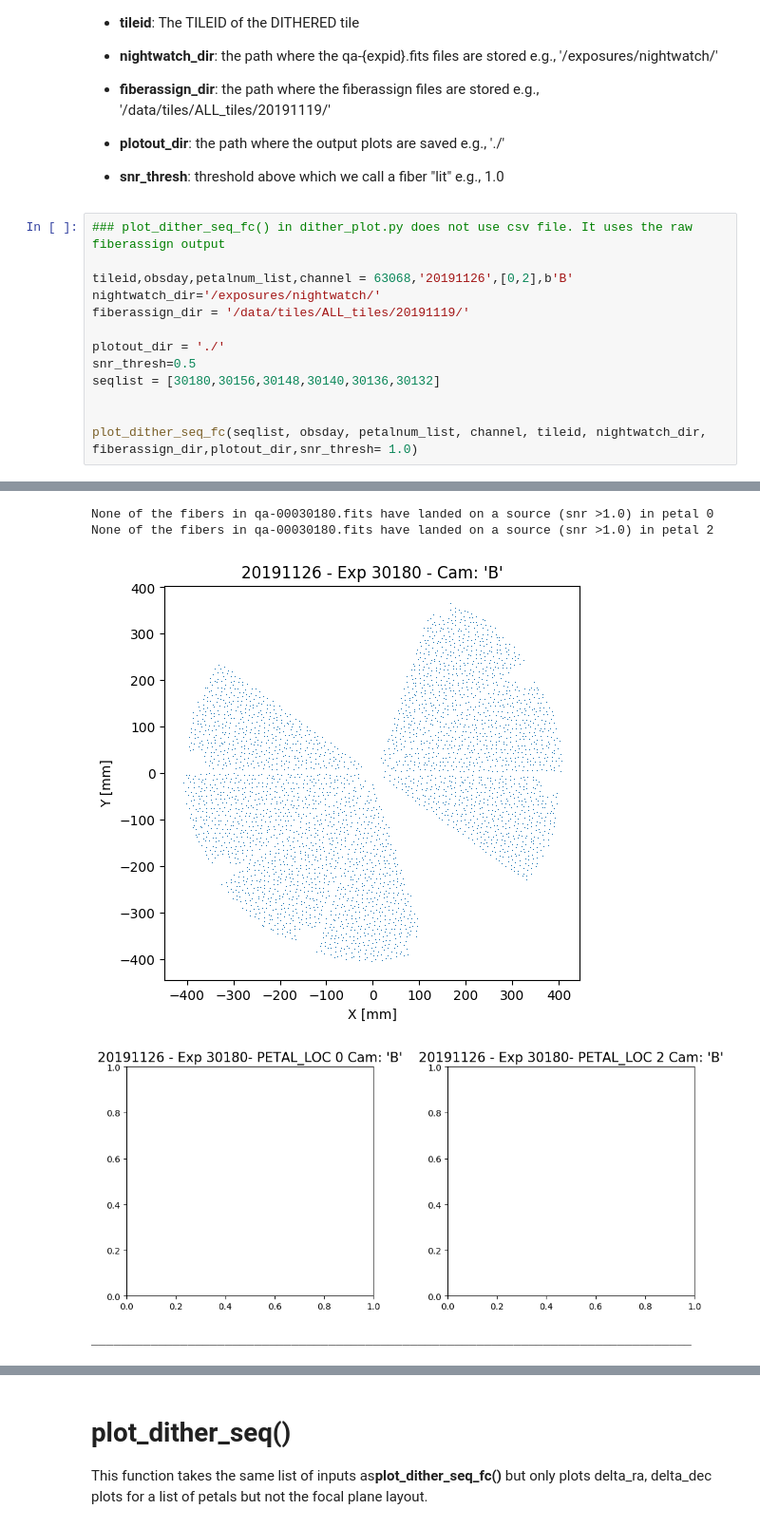
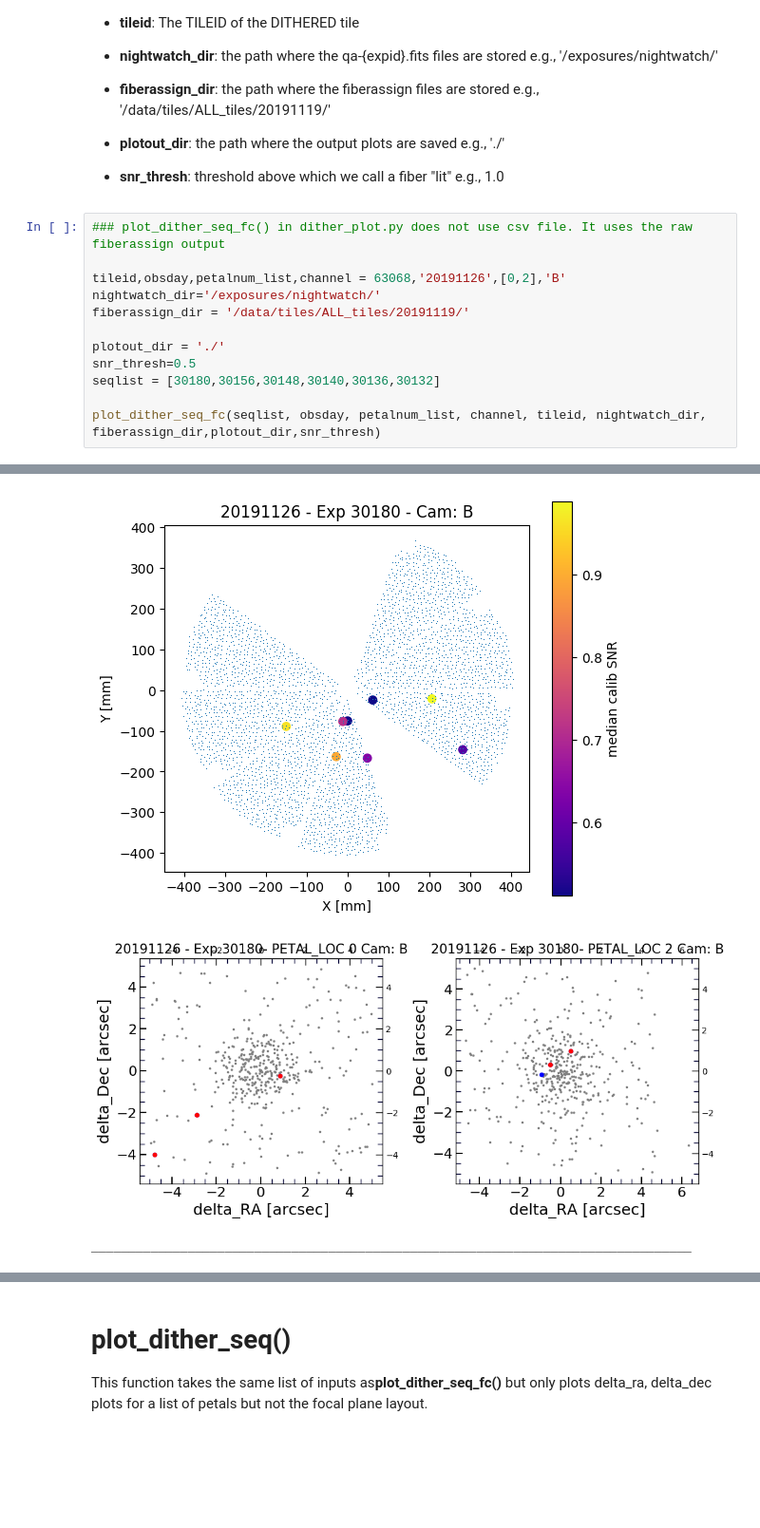
Before and after one commit to desihub/desicmx, a Jupyter notebook: analysis/dither/dither_analysis.ipynb, the cells around one changed output, grey strips where cells are left out. Shown at 95% size. Saved outputs shown, nothing was run; the diff lists cells and outputs as text; blank space fills up the shorter version.

```diff
--- a/analysis/dither/dither_analysis.ipynb
+++ b/analysis/dither/dither_analysis.ipynb
@@ -51,7 +51,7 @@ pwd()
 # %%
 ### plot_dither_seq_fc() in dither_plot.py does not use csv file. It uses the raw fiberassign output
 
-tileid,obsday,petalnum_list,channel = 63068,'20191126',[0,2],b'B'
+tileid,obsday,petalnum_list,channel = 63068,'20191126',[0,2],'B'
 nightwatch_dir='/exposures/nightwatch/'
 fiberassign_dir = '/data/tiles/ALL_tiles/20191119/'
 
@@ -59,6 +59,5 @@ plotout_dir = './'
 snr_thresh=0.5
 seqlist = [30180,30156,30148,30140,30136,30132]
 
-
-plot_dither_seq_fc(seqlist, obsday, petalnum_list, channel, tileid, nightwatch_dir, fiberassign_dir,plotout_dir,snr_thresh= 1.0)
+plot_dither_seq_fc(seqlist, obsday, petalnum_list, channel, tileid, nightwatch_dir, fiberassign_dir,plotout_dir,snr_thresh)
 # %% [output]
@@ -79,5 +67,3 @@ WARNING: MergeConflictWarning: Cannot merge meta key 'DEPVER02' types <class 'st
-None of the fibers in qa-00030180.fits have landed on a source (snr >1.0) in petal 0
-None of the fibers in qa-00030180.fits have landed on a source (snr >1.0) in petal 2
-[figure, old version]
+[figure, new version]
-[figure, old version]
+[figure, new version]
-_________________________________________________________________________________
+_________________________________________________________________________________
```
Also changed, not shown: parts of 4 cells of this notebook, 1 other file.
